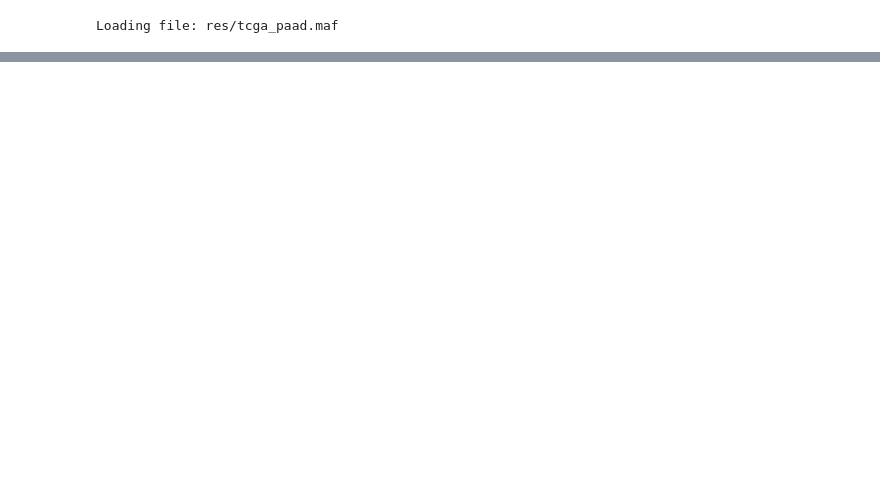
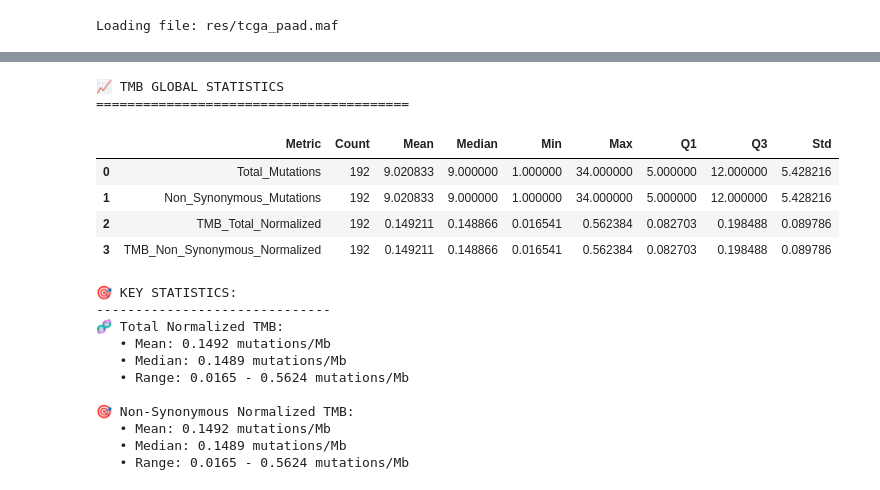
Before and after one commit to Molecular-Oncology-Group-UFV/PyMut, a Jupyter notebook: test_pymut.ipynb, the cells around one changed output, grey strips where cells are left out. Cells and saved outputs as stored; diff of their text form; code cells hidden in the pictures; blank space fills up the shorter version.

```diff
--- a/test_pymut.ipynb
+++ b/test_pymut.ipynb
@@ -32,0 +92,18 @@ py_mutation.configure_high_quality_plots()
+# %%
+if results:
+    # Get the results DataFrames
+    analysis_df = results['analysis']
+    statistics_df = results['statistics']
+
+    print("📊 TMB ANALYSIS RESULTS")
+    print("=" * 50)
+    print(f"👥 Samples analyzed: {len(analysis_df)}")
+    print(f"📈 Metrics calculated: {len(statistics_df)}")
+
+    # Show the first rows of the per-sample analysis
+    print("\n🔍 First 5 samples from analysis:")
+    print("-" * 40)
+    display(analysis_df.head())
+
+else:
+    print("❌ Could not obtain analysis results")
@@ -32,0 +124,42 @@ py_mutation.configure_high_quality_plots()
+# %%
+if results:
+    print("📈 TMB GLOBAL STATISTICS")
+    print("=" * 40)
+    display(statistics_df)
+
+    # Show some key statistics
+    print("\n🎯 KEY STATISTICS:")
+    print("-" * 30)
+
+    # Total normalized TMB
+    tmb_total_stats = statistics_df[statistics_df['Metric'] == 'TMB_Total_Normalized'].iloc[0]
+    print("🧬 Total Normalized TMB:")
+    print(f"   • Mean: {tmb_total_stats['Mean']:.4f} mutations/Mb")
+    print(f"   • Median: {tmb_total_stats['Median']:.4f} mutations/Mb")
+    print(f"   • Range: {tmb_total_stats['Min']:.4f} - {tmb_total_stats['Max']:.4f} mutations/Mb")
+
+    # Non-synonymous normalized TMB
+    tmb_nonsyn_stats = statistics_df[statistics_df['Metric'] == 'TMB_Non_Synonymous_Normalized'].iloc[0]
+    print("\n🎯 Non-Synonymous Normalized TMB:")
+    print(f"   • Mean: {tmb_nonsyn_stats['Mean']:.4f} mutations/Mb")
+    print(f"   • Median: {tmb_nonsyn_stats['Median']:.4f} mutations/Mb")
+    print(f"   • Range: {tmb_nonsyn_stats['Min']:.4f} - {tmb_nonsyn_stats['Max']:.4f} mutations/Mb")
+# %% [output]
+📈 TMB GLOBAL STATISTICS
+========================================
+|  | Metric | Count | Mean | Median | Min | Max | Q1 | Q3 | Std |
+| 0 | Total_Mutations | 192 | 9.020833 | 9.000000 | 1.000000 | 34.000000 | 5.000000 | 12.000000 | 5.428216 |
+| 1 | Non_Synonymous_Mutations | 192 | 9.020833 | 9.000000 | 1.000000 | 34.000000 | 5.000000 | 12.000000 | 5.428216 |
+| 2 | TMB_Total_Normalized | 192 | 0.149211 | 0.148866 | 0.016541 | 0.562384 | 0.082703 | 0.198488 | 0.089786 |
+| 3 | TMB_Non_Synonymous_Normalized | 192 | 0.149211 | 0.148866 | 0.016541 | 0.562384 | 0.082703 | 0.198488 | 0.089786 |
+🎯 KEY STATISTICS:
+------------------------------
+🧬 Total Normalized TMB:
+   • Mean: 0.1492 mutations/Mb
+   • Median: 0.1489 mutations/Mb
+   • Range: 0.0165 - 0.5624 mutations/Mb
+
+🎯 Non-Synonymous Normalized TMB:
+   • Mean: 0.1492 mutations/Mb
+   • Median: 0.1489 mutations/Mb
+   • Range: 0.0165 - 0.5624 mutations/Mb
```
Also changed, not shown: parts of 11 cells of this notebook, 2 other files.
